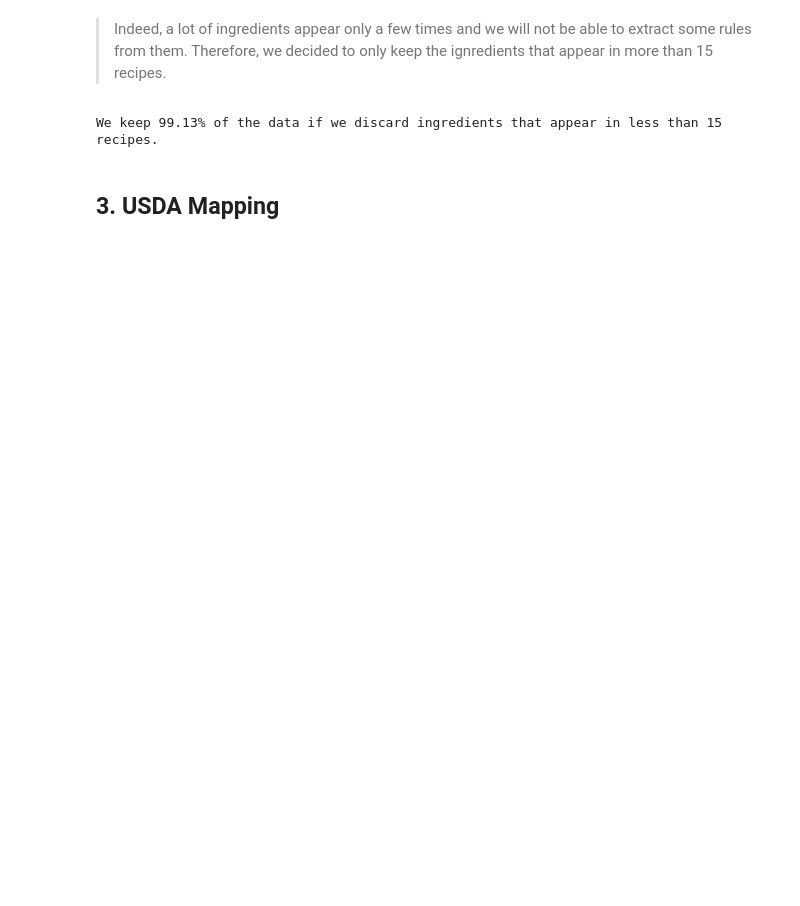
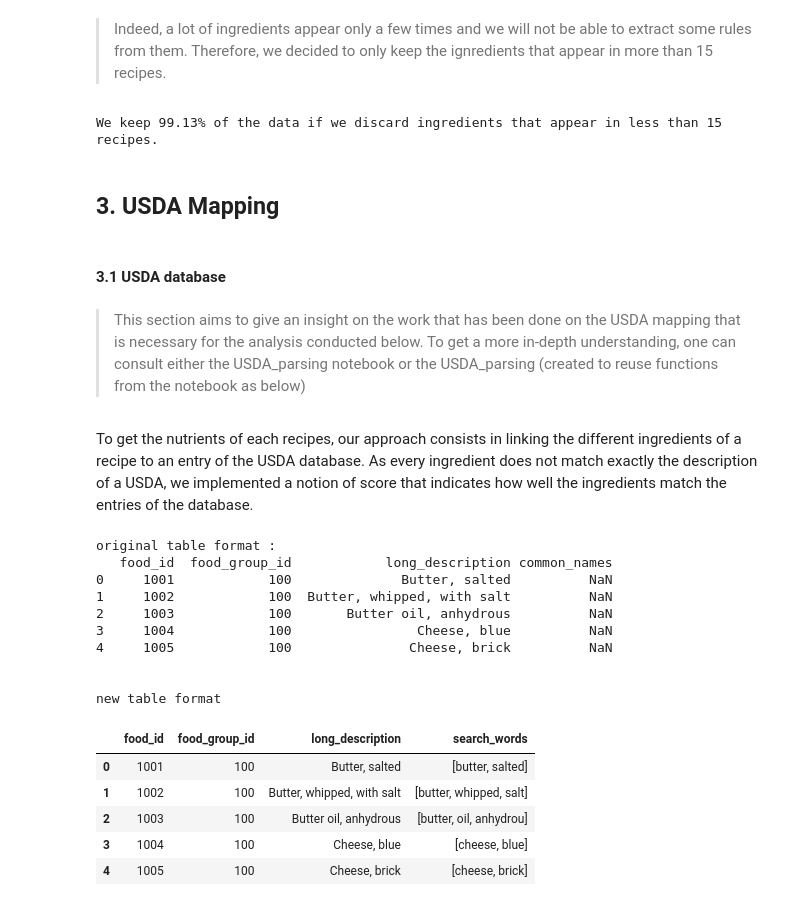
Before and after one commit to Lnelso/Project, a Jupyter notebook: notebooks/milestone_3.ipynb, the cells around one changed output. Drawn from its saved outputs; the diff is of its cells as text; code cells hidden in the pictures; blank space fills up the shorter version.

```diff
--- a/notebooks/milestone_3.ipynb
+++ b/notebooks/milestone_3.ipynb
@@ -245,3 +267,60 @@ print_bold("We keep "+ str(100*((without_junk['count'].sum()) / count_table.sum(
 We keep 99.13% of the data if we discard ingredients that appear in less than 15 recipes.
 # %% [markdown]
 ## 3. USDA Mapping
+# %% [markdown]
+#### 3.1 USDA database
+# %% [markdown]
+> This section aims to give an insight on the work that has been done on the USDA mapping that is necessary for  the analysis conducted below. To get a more in-depth understanding, one can consult either the USDA_parsing notebook or the USDA_parsing (created to reuse functions from the notebook as below)
+# %% [markdown]
+To get the nutrients of each recipes, our approach consists in linking the different ingredients of a recipe to an entry of the USDA database. As every ingredient does not match exactly the description of a USDA, we implemented a notion of score that indicates how well the ingredients match the entries of the database.
+# %%
+# Relevant data for USDA
+food_des_path = "./../data/usda/FOOD_DES.txt"
+food_groups_path = "./../data/usda/FD_GROUP.txt"
+nut_data_path = "./../data/usda/NUT_DATA.txt"
+nut_def_path = "./../data/usda/NUTR_DEF.txt"
+
+all_paths = [food_des_path, food_groups_path, nut_data_path, nut_def_path]
+# %%
+# Generate singularization engine
+engine = inflect.engine()
+
+# Columns we want to retrieve from the database files
+columns = ["food_id", "food_group_id", "long_description", "common_names"]
+use_cols = [0, 1, 2, 4]
+
+# Get the info from file
+food_des = pd.read_csv(food_des_path, sep="^", encoding="ISO-8859-1", names=columns, usecols=use_cols, header=None)
+
+# Display original table format
+print_bold("original table format : ")
+print(food_des.head())
+
+
+# Generate search_words
+food_des['search_words'] = food_des.apply(lambda row : usda.concat_common_and_des(usda.format_long_des(row['common_names'], engine),
+                                                                                  usda.format_long_des(row['long_description'], engine)),
+                                                                                  axis=1)
+
+# Drop common_names column
+food_des = food_des.drop("common_names", axis=1)
+
+print_bold("\n\nnew table format")
+food_des.head()
+# %% [output]
+original table format :
+   food_id  food_group_id            long_description common_names
+0     1001            100              Butter, salted          NaN
+1     1002            100  Butter, whipped, with salt          NaN
+2     1003            100       Butter oil, anhydrous          NaN
+3     1004            100                Cheese, blue          NaN
+4     1005            100               Cheese, brick          NaN
+
+
+new table format
+|  | food_id | food_group_id | long_description | search_words |
+| 0 | 1001 | 100 | Butter, salted | [butter, salted] |
+| 1 | 1002 | 100 | Butter, whipped, with salt | [butter, whipped, salt] |
+| 2 | 1003 | 100 | Butter oil, anhydrous | [butter, oil, anhydrou] |
+| 3 | 1004 | 100 | Cheese, blue | [cheese, blue] |
+| 4 | 1005 | 100 | Cheese, brick | [cheese, brick] |
```
Also changed, not shown: parts of 20 cells of this notebook.
